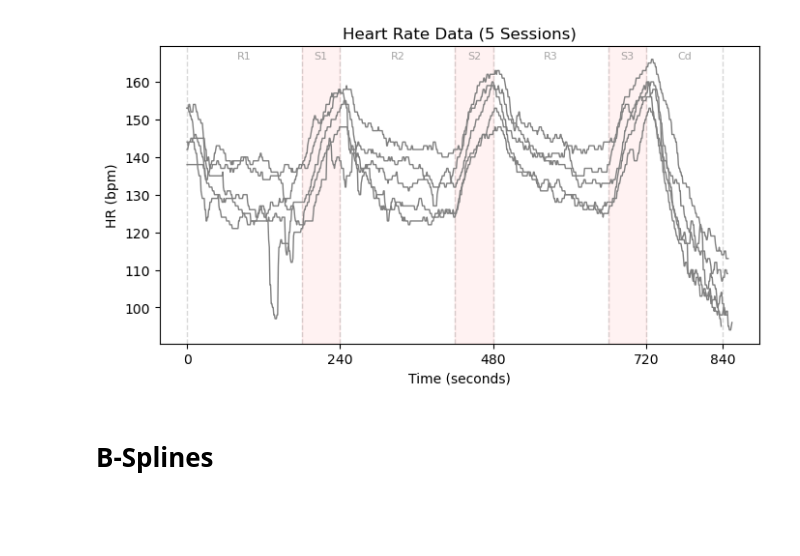
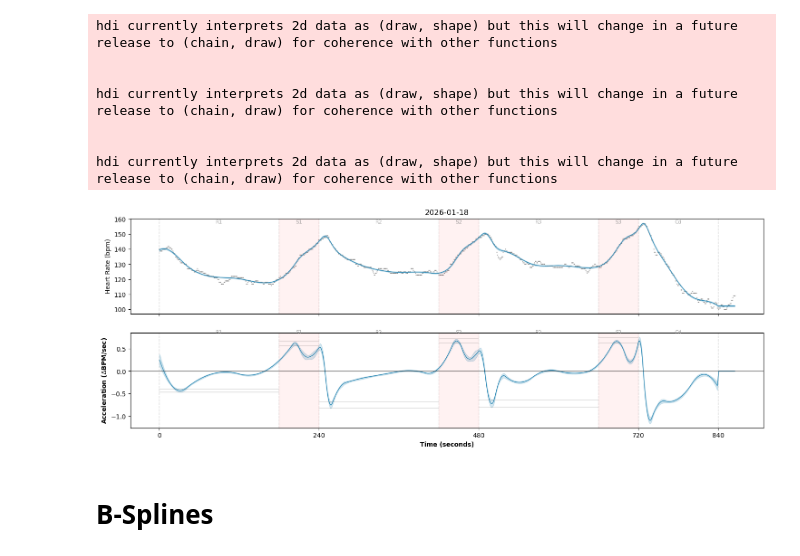
Before and after one commit to odenas/interval_runs_analysis, a Jupyter notebook: work.ipynb, the cells around one changed output. Saved outputs shown, nothing was run; the diff lists cells and outputs as text; code cells hidden in the pictures; blank space fills up the shorter version.

```diff
--- a/work.ipynb
+++ b/work.ipynb
@@ -57,7 +152,51 @@ The autoreload extension is already loaded. To reload it, use:
-# %%
-report.plot_raw_data()
-# %% [output]
-[figure, removed]
+# %%
+
+import plotly.express as px
+
+import plotly.graph_objects as go
+
+def add_custom_rug(fig, x_coords, label="Transitions", color="black"):
+    """
+    Adds a custom rug trace to an existing Plotly figure.
+    """
+    fig.add_trace(go.Scatter(
+        x=x_coords,
+        # We set Y to a constant (usually slightly below your min HR)
+        y=[fig.data[0].y.max() - 5] * len(x_coords),
+        mode='markers',
+        marker=dict(
+            symbol='line-ns-open', # This creates the 'rug' tick shape
+            size=16,               # Height of the rug tick
+            line=dict(width=2, color=color)
+        ),
+        name=label,
+        showlegend=True
+    ))
+
+
+# Plotting heart rate for all sessions at once
+fig = px.scatter(session_df,  x="time_sec", y="HR (bpm)", render_mode="webgl", opacity=0.3
+                 ) # 'webgl' makes it super fast for many points
+
+hr_stats = MedianHdiSample.from_samples(report.sessions[0].post_mu, report.sessions[0].post_mu.shape[0])
+fig2 = px.line(pd.DataFrame({"time_sec": report.sessions[0].time, "HR (bpm)": hr_stats.median}), x="time_sec", y="HR (bpm)")
+fig2.update_traces(line=dict(color="firebrick", width=3))
+fig.add_traces(fig2.data)
+add_custom_rug(fig, knots.flatten())
+fig.show()
+
+
+fig, axes = plt.subplots(ncols=min(len(report.sessions), 1), nrows=2, figsize=(18, 6), sharex=True, sharey='row')
+report.plot_fit_accel(fig, axes)
+# %% [output]
+hdi currently interprets 2d data as (draw, shape) but this will change in a future release to (chain, draw) for coherence with other functions
+
+
+hdi currently interprets 2d data as (draw, shape) but this will change in a future release to (chain, draw) for coherence with other functions
+
+
+hdi currently interprets 2d data as (draw, shape) but this will change in a future release to (chain, draw) for coherence with other functions
+[figure, added]
 # %% [markdown]
 # B-Splines
 # %%
```
Also changed, not shown: parts of 4 cells of this notebook, 2 other files.
